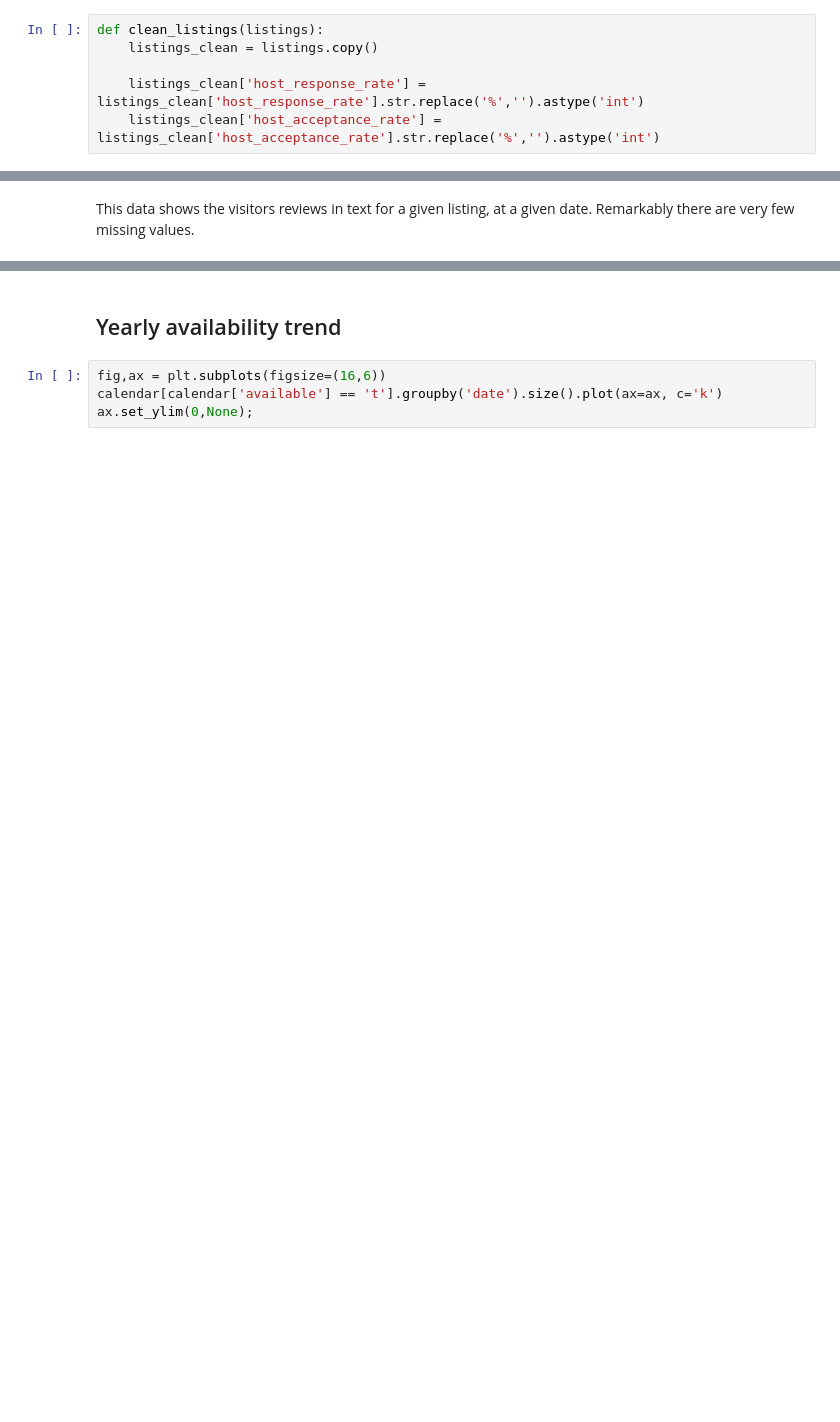
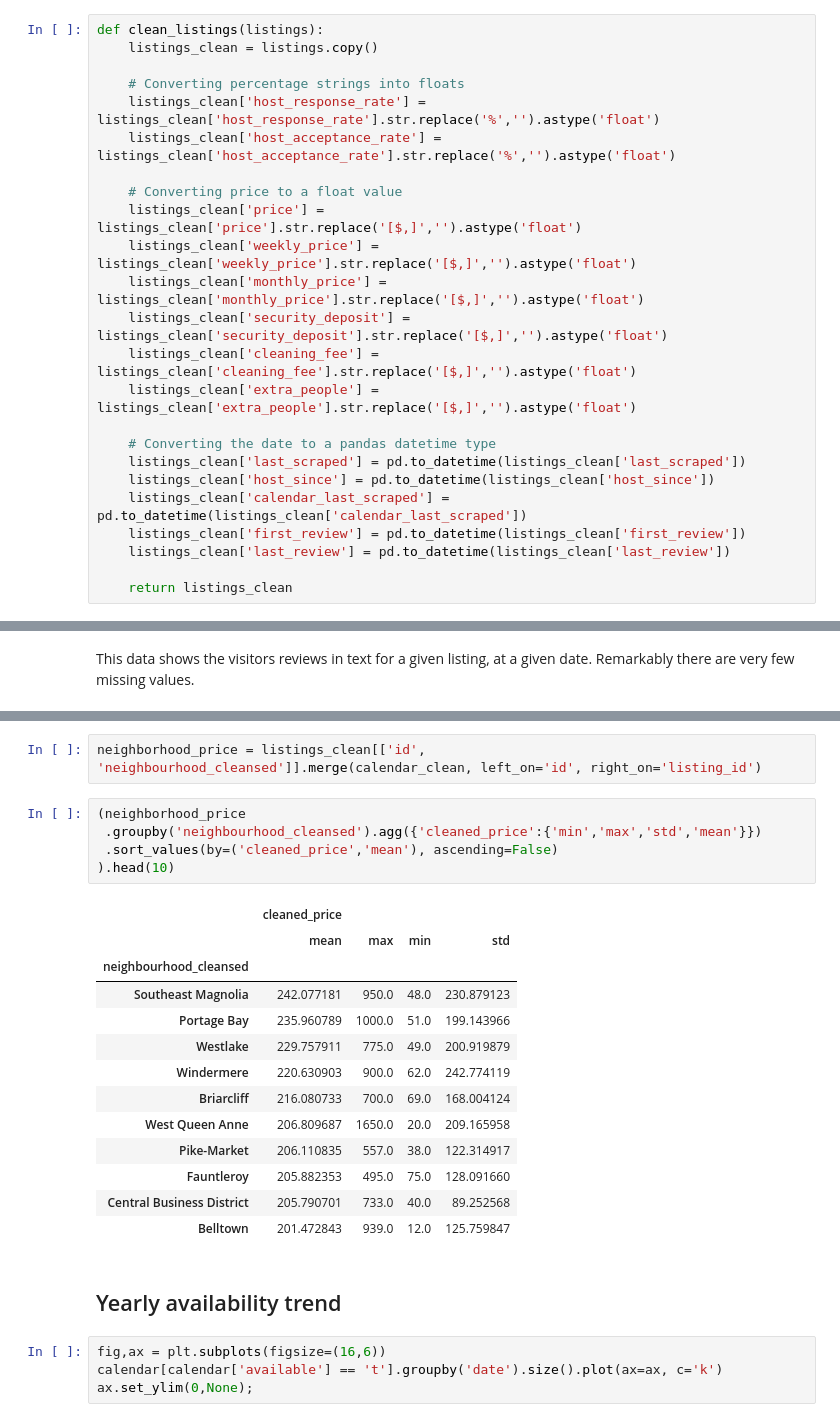
Before and after one commit to jiekebo/udacity_data_science_blog_post, a Jupyter notebook: notebook/Seattle Airbnb Data Analysis.ipynb, the cells around one changed output, grey strips where cells are left out. Cells and saved outputs as stored; diff of their text form; blank space fills up the shorter version.

Commit message:
Worked more on answering business questions

```diff
--- a/notebook/Seattle Airbnb Data Analysis.ipynb
+++ b/notebook/Seattle Airbnb Data Analysis.ipynb
@@ -168,8 +163,26 @@ last_review
-# %%
-def clean_listings(listings):
-    listings_clean = listings.copy()
-
-    listings_clean['host_response_rate'] = listings_clean['host_response_rate'].str.replace('%','').astype('int')
-    listings_clean['host_acceptance_rate'] = listings_clean['host_acceptance_rate'].str.replace('%','').astype('int')
+# %%
+def clean_listings(listings):
+    listings_clean = listings.copy()
+
+    # Converting percentage strings into floats
+    listings_clean['host_response_rate'] = listings_clean['host_response_rate'].str.replace('%','').astype('float')
+    listings_clean['host_acceptance_rate'] = listings_clean['host_acceptance_rate'].str.replace('%','').astype('float')
+
+    # Converting price to a float value
+    listings_clean['price'] = listings_clean['price'].str.replace('[$,]','').astype('float')
+    listings_clean['weekly_price'] = listings_clean['weekly_price'].str.replace('[$,]','').astype('float')
+    listings_clean['monthly_price'] = listings_clean['monthly_price'].str.replace('[$,]','').astype('float')
+    listings_clean['security_deposit'] = listings_clean['security_deposit'].str.replace('[$,]','').astype('float')
+    listings_clean['cleaning_fee'] = listings_clean['cleaning_fee'].str.replace('[$,]','').astype('float')
+    listings_clean['extra_people'] = listings_clean['extra_people'].str.replace('[$,]','').astype('float')
+
+    # Converting the date to a pandas datetime type
+    listings_clean['last_scraped'] = pd.to_datetime(listings_clean['last_scraped'])
+    listings_clean['host_since'] = pd.to_datetime(listings_clean['host_since'])
+    listings_clean['calendar_last_scraped'] = pd.to_datetime(listings_clean['calendar_last_scraped'])
+    listings_clean['first_review'] = pd.to_datetime(listings_clean['first_review'])
+    listings_clean['last_review'] = pd.to_datetime(listings_clean['last_review'])
+
+    return listings_clean
 # %%
 listings_clean = clean_listings(listings)
@@ -198,3 +256,24 @@ This data shows the visitors reviews in text for a given listing, at a given dat
+# %%
+neighborhood_price = listings_clean[['id', 'neighbourhood_cleansed']].merge(calendar_clean, left_on='id', right_on='listing_id')
+# %%
+(neighborhood_price
+ .groupby('neighbourhood_cleansed').agg({'cleaned_price':{'min','max','std','mean'}})
+ .sort_values(by=('cleaned_price','mean'), ascending=False)
+).head(10)
+# %% [output]
+|  | cleaned_price |  |  |  |
+|  | mean | max | min | std |
+| neighbourhood_cleansed |  |  |  |  |
+| Southeast Magnolia | 242.077181 | 950.0 | 48.0 | 230.879123 |
+| Portage Bay | 235.960789 | 1000.0 | 51.0 | 199.143966 |
+| Westlake | 229.757911 | 775.0 | 49.0 | 200.919879 |
+| Windermere | 220.630903 | 900.0 | 62.0 | 242.774119 |
+| Briarcliff | 216.080733 | 700.0 | 69.0 | 168.004124 |
+| West Queen Anne | 206.809687 | 1650.0 | 20.0 | 209.165958 |
+| Pike-Market | 206.110835 | 557.0 | 38.0 | 122.314917 |
+| Fauntleroy | 205.882353 | 495.0 | 75.0 | 128.091660 |
+| Central Business District | 205.790701 | 733.0 | 40.0 | 89.252568 |
+| Belltown | 201.472843 | 939.0 | 12.0 | 125.759847 |
 # %% [markdown]
 ## Yearly availability trend
 # %%
```
Also changed, not shown: parts of 29 cells of this notebook.
